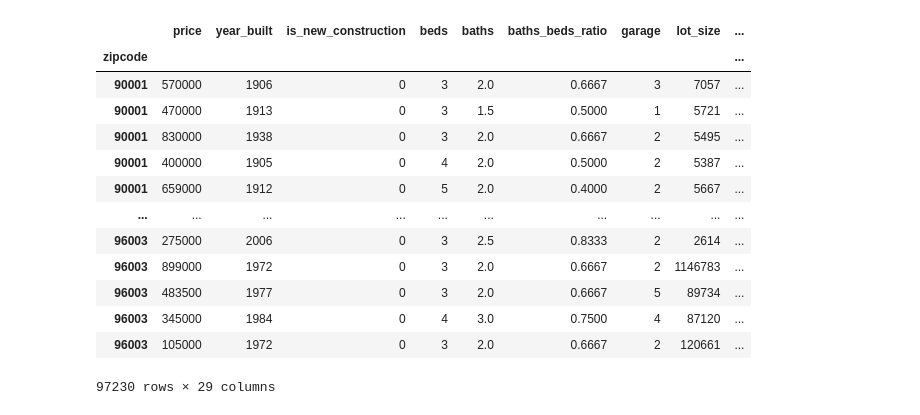
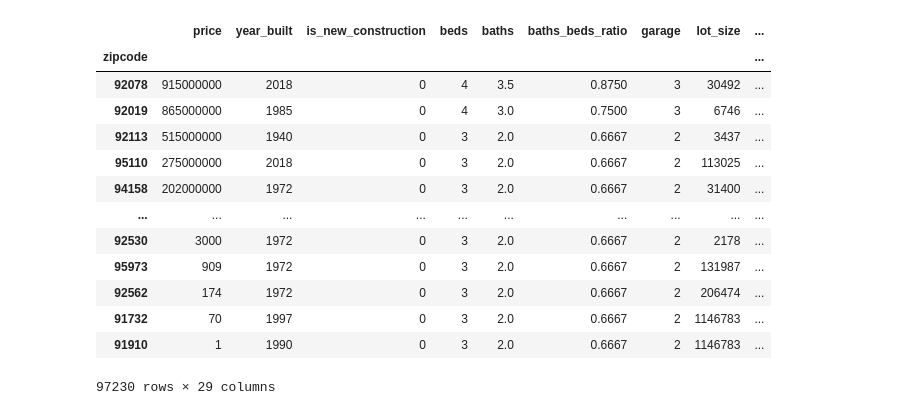
Before and after one commit to sakuraszy/STATS-170A-Group, a Jupyter notebook: Modeling/Baseline_knn.ipynb, the cells around one changed output. Cells and saved outputs as stored; diff of their text form; code cells hidden in the pictures.

```diff
--- a/Modeling/Baseline_knn.ipynb
+++ b/Modeling/Baseline_knn.ipynb
@@ -10,21 +10,22 @@ from sklearn.metrics import mean_squared_error
 from math import sqrt
 # %%
 data = pd.read_csv("../Data_final/demo_and_housing.csv", index_col=0)
+data.sort_values(by=['price'], ascending=False, inplace = True)
 data = data.select_dtypes(include='number')
 data.insert(0, 'price', data.pop('price'))
 data
 # %% [output]
 |  | price | year_built | is_new_construction | beds | baths | baths_beds_ratio | garage | lot_size | ... |
 | zipcode |  |  |  |  |  |  |  |  | ... |
-| 90001 | 570000 | 1906 | 0 | 3 | 2.0 | 0.6667 | 3 | 7057 | ... |
-| 90001 | 470000 | 1913 | 0 | 3 | 1.5 | 0.5000 | 1 | 5721 | ... |
-| 90001 | 830000 | 1938 | 0 | 3 | 2.0 | 0.6667 | 2 | 5495 | ... |
-| 90001 | 400000 | 1905 | 0 | 4 | 2.0 | 0.5000 | 2 | 5387 | ... |
-| 90001 | 659000 | 1912 | 0 | 5 | 2.0 | 0.4000 | 2 | 5667 | ... |
+| 92078 | 915000000 | 2018 | 0 | 4 | 3.5 | 0.8750 | 3 | 30492 | ... |
+| 92019 | 865000000 | 1985 | 0 | 4 | 3.0 | 0.7500 | 3 | 6746 | ... |
+| 92113 | 515000000 | 1940 | 0 | 3 | 2.0 | 0.6667 | 2 | 3437 | ... |
+| 95110 | 275000000 | 2018 | 0 | 3 | 2.0 | 0.6667 | 2 | 113025 | ... |
+| 94158 | 202000000 | 1972 | 0 | 3 | 2.0 | 0.6667 | 2 | 31400 | ... |
 | ... | ... | ... | ... | ... | ... | ... | ... | ... | ... |
-| 96003 | 275000 | 2006 | 0 | 3 | 2.5 | 0.8333 | 2 | 2614 | ... |
-| 96003 | 899000 | 1972 | 0 | 3 | 2.0 | 0.6667 | 2 | 1146783 | ... |
-| 96003 | 483500 | 1977 | 0 | 3 | 2.0 | 0.6667 | 5 | 89734 | ... |
-| 96003 | 345000 | 1984 | 0 | 4 | 3.0 | 0.7500 | 4 | 87120 | ... |
-| 96003 | 105000 | 1972 | 0 | 3 | 2.0 | 0.6667 | 2 | 120661 | ... |
+| 92530 | 3000 | 1972 | 0 | 3 | 2.0 | 0.6667 | 2 | 2178 | ... |
+| 95973 | 909 | 1972 | 0 | 3 | 2.0 | 0.6667 | 2 | 131987 | ... |
+| 92562 | 174 | 1972 | 0 | 3 | 2.0 | 0.6667 | 2 | 206474 | ... |
+| 91732 | 70 | 1997 | 0 | 3 | 2.0 | 0.6667 | 2 | 1146783 | ... |
+| 91910 | 1 | 1990 | 0 | 3 | 2.0 | 0.6667 | 2 | 1146783 | ... |
 97230 rows × 29 columns
```
Also changed, not shown: parts of 13 cells of this notebook.
